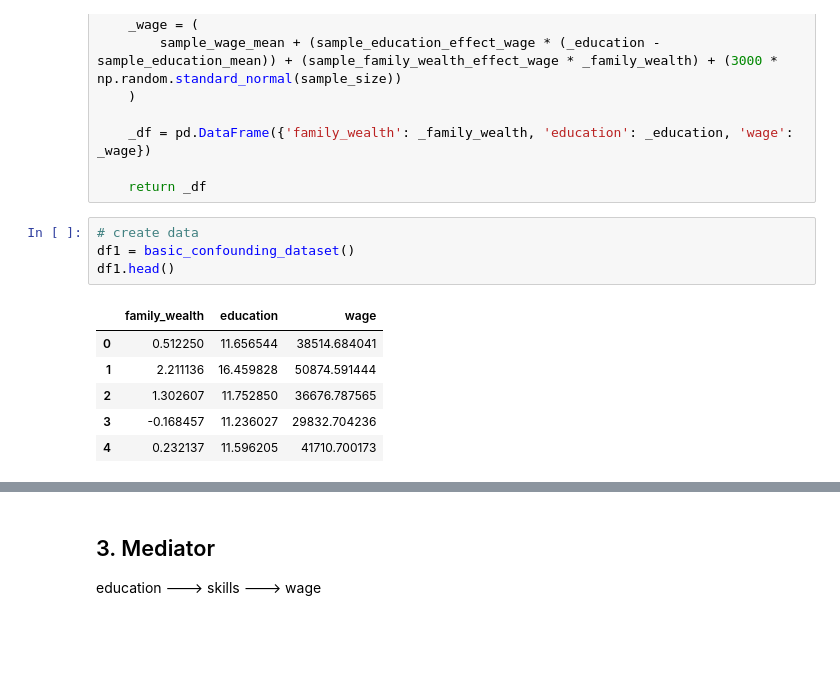
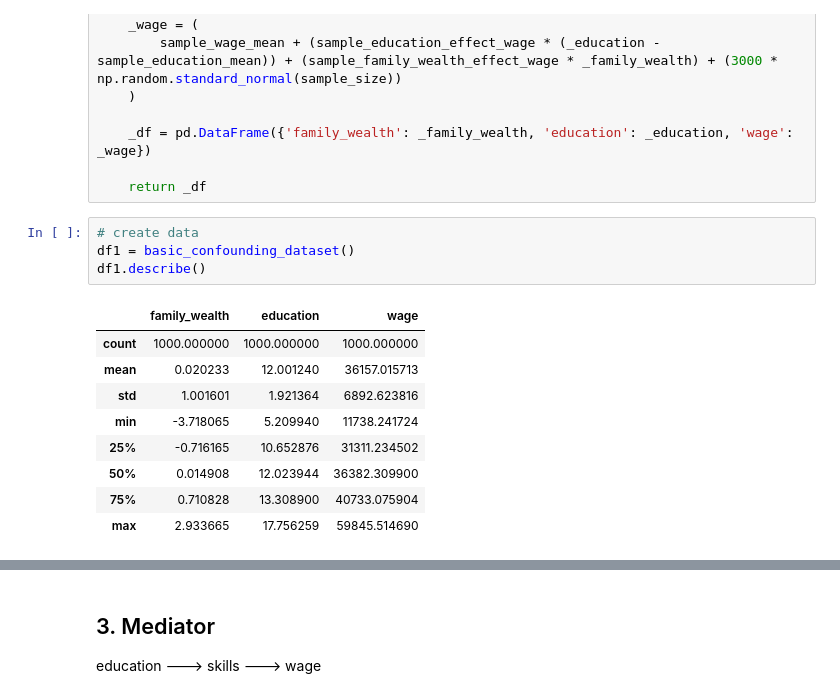
Before and after one commit to randomao/sandbox-for-ml-projects, a Jupyter notebook: causal-ml/01_basic_concepts.ipynb, the cells around one changed output, grey strips where cells are left out. Cells and saved outputs as stored; diff of their text form; blank space fills up the shorter version.

```diff
--- a/causal-ml/01_basic_concepts.ipynb
+++ b/causal-ml/01_basic_concepts.ipynb
@@ -55,14 +59,17 @@ def basic_confounding_dataset(
 # %%
 # create data
 df1 = basic_confounding_dataset()
-df1.head()
+df1.describe()
 # %% [output]
 |  | family_wealth | education | wage |
-| 0 | 0.512250 | 11.656544 | 38514.684041 |
-| 1 | 2.211136 | 16.459828 | 50874.591444 |
-| 2 | 1.302607 | 11.752850 | 36676.787565 |
-| 3 | -0.168457 | 11.236027 | 29832.704236 |
-| 4 | 0.232137 | 11.596205 | 41710.700173 |
+| count | 1000.000000 | 1000.000000 | 1000.000000 |
+| mean | 0.020233 | 12.001240 | 36157.015713 |
+| std | 1.001601 | 1.921364 | 6892.623816 |
+| min | -3.718065 | 5.209940 | 11738.241724 |
+| 25% | -0.716165 | 10.652876 | 31311.234502 |
+| 50% | 0.014908 | 12.023944 | 36382.309900 |
+| 75% | 0.710828 | 13.308900 | 40733.075904 |
+| max | 2.933665 | 17.756259 | 59845.514690 |
 # %%
 # omitted variable bias
 X = sm.add_constant(df1['education'])
```
Also changed, not shown: parts of 19 cells of this notebook.
